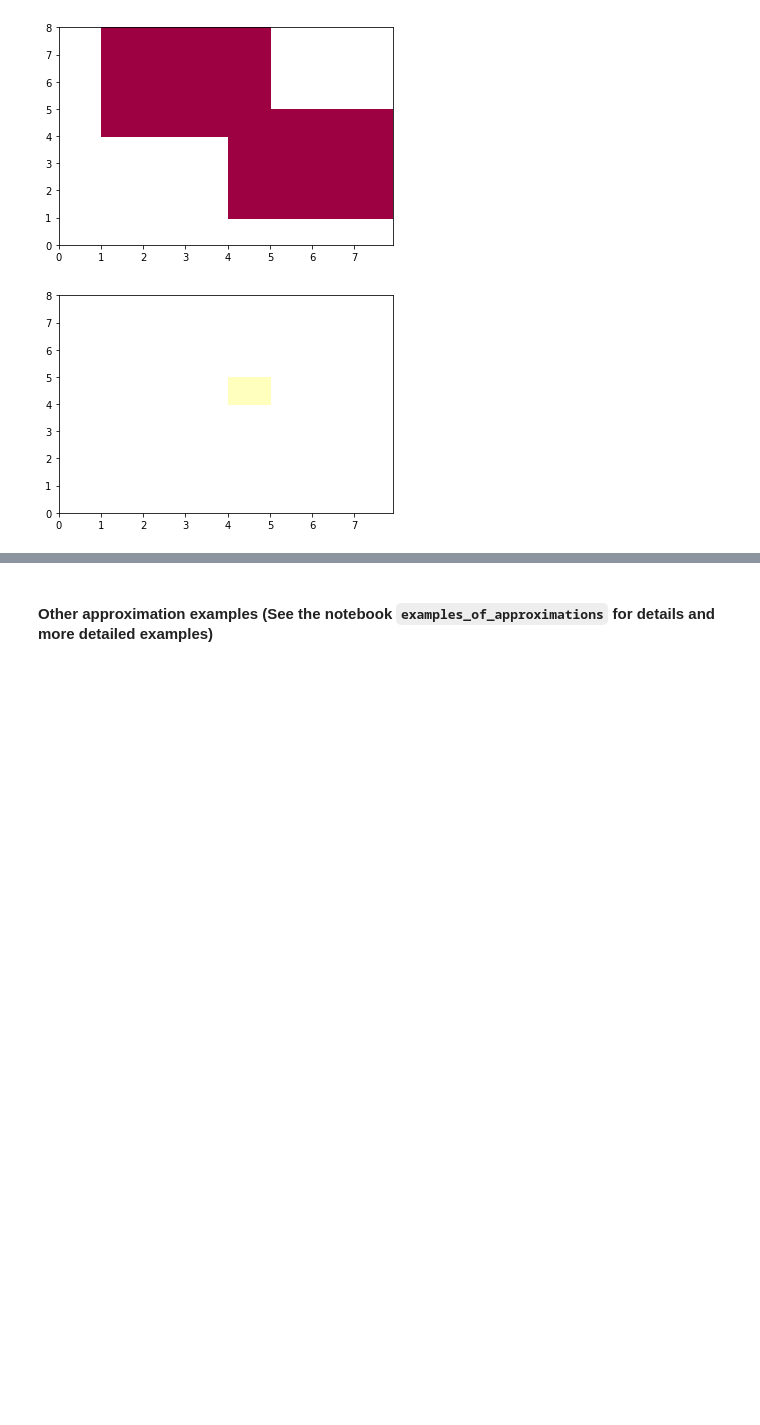
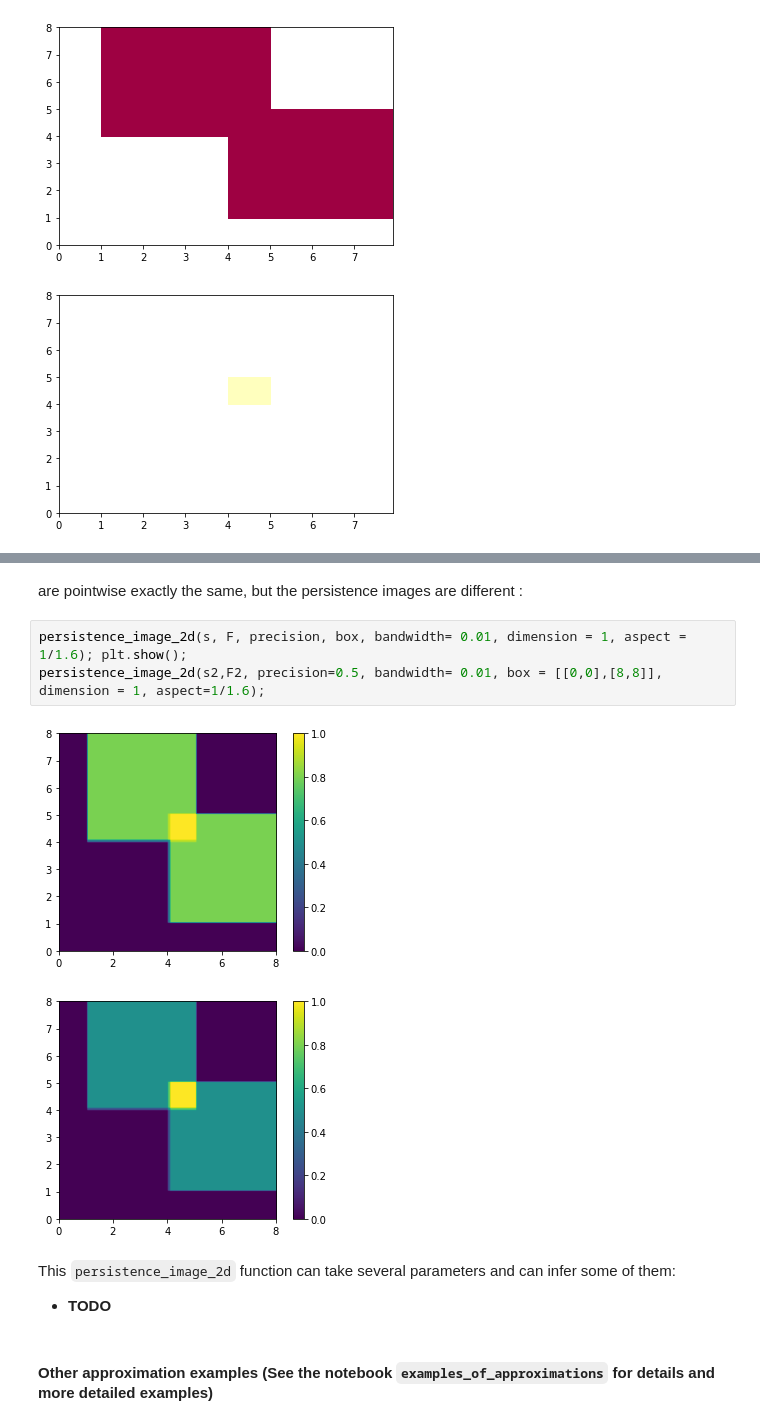
Before and after one commit to DavidLapous/multipers, a Jupyter notebook: How to use custom vineyards.ipynb, the cells around one changed output, grey strips where cells are left out. Drawn from its saved outputs; the diff is of its cells as text; blank space fills up the shorter version.

```diff
--- a/How to use custom vineyards.ipynb
+++ b/How to use custom vineyards.ipynb
@@ -153,3 +170,14 @@ plot_vine_2d(s, F, precision, box, dimension = 1)
+# %% [markdown]
+are pointwise exactly the same, but the persistence images are different :
+# %%
+persistence_image_2d(s, F, precision, box, bandwidth= 0.01, dimension = 1, aspect = 1/1.6); plt.show();
+persistence_image_2d(s2,F2, precision=0.5, bandwidth= 0.01, box = [[0,0],[8,8]], dimension = 1, aspect=1/1.6);
+# %% [output]
+[figure, added]
+[figure, added]
+# %% [markdown]
+This `persistence_image_2d` function can take several parameters and can infer some of them:
+- **TODO**
 # %% [markdown]
 #### Other approximation examples (See the notebook `examples_of_approximations` for details and more detailed examples)
 # %%
```
Also changed, not shown: parts of 9 cells of this notebook, 30 other files.
